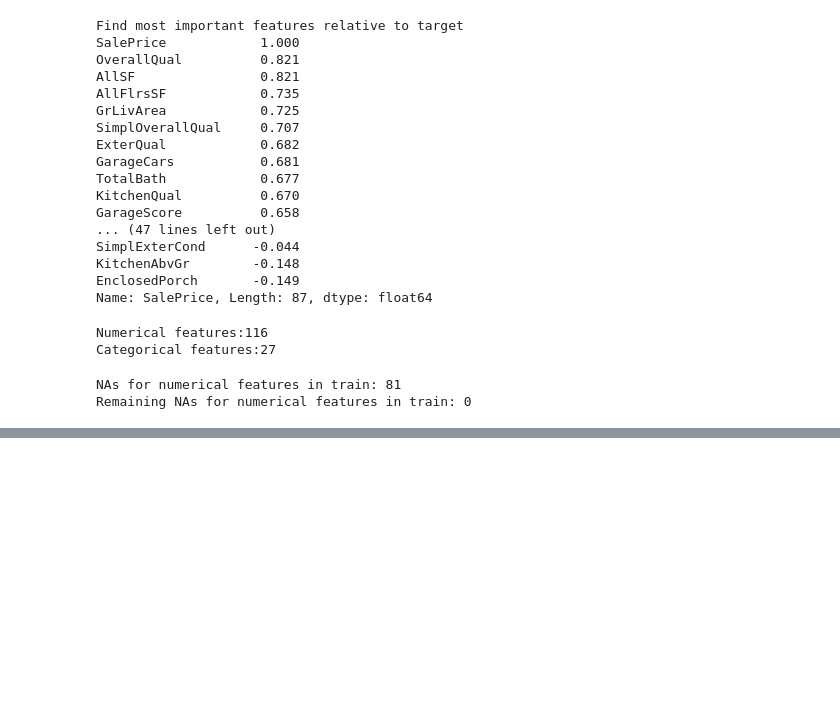
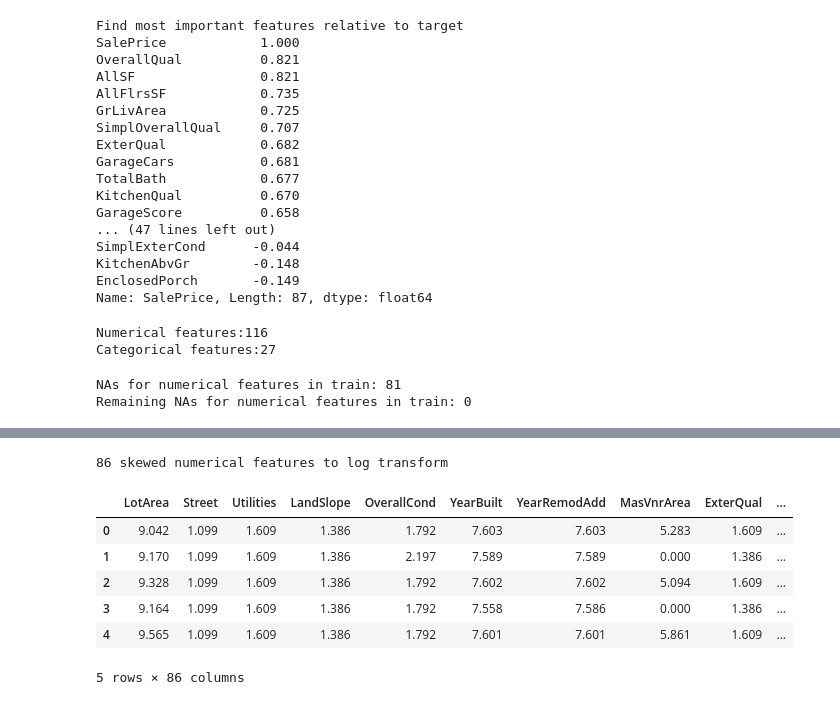
Before and after one commit to chenminjing1984/Kaggle, a Jupyter notebook: House Price Prediction/House Price Prediction - Linear Regression.ipynb, the cells around one changed output, grey strips where cells are left out. Cells and saved outputs as stored; diff of their text form; code cells hidden in the pictures; blank space fills up the shorter version.

```diff
--- a/House Price Prediction/House Price Prediction - Linear Regression.ipynb
+++ b/House Price Prediction/House Price Prediction - Linear Regression.ipynb
@@ -508,0 +379,23 @@ res = stats.probplot(df_train['SalePrice'], plot=plt)
+# %%
+# log transform of the skewed numerical features to lessen impact of outliers
+# As a general rule of thumb, a skewness with an absolute value >0.5 is
+# considered at least moderately skewed
+# log1p(x) = ln(x)
+skewness = train_num.apply(lambda x: skew(x))
+skewness = skewness[abs(skewness)>0.5]
+print(str(skewness.shape[0]) + ' skewed numerical features to log transform')
+skewed_features = skewness.index
+train_num[skewed_features] = np.log1p(train_num[skewed_features])
+# %% [output]
+86 skewed numerical features to log transform
+# %%
+# train_num after skewed
+train_num[skewed_features].head()
+# %% [output]
+|  | LotArea | Street | Utilities | LandSlope | OverallCond | YearBuilt | YearRemodAdd | MasVnrArea | ExterQual | ... |
+| 0 | 9.042 | 1.099 | 1.609 | 1.386 | 1.792 | 7.603 | 7.603 | 5.283 | 1.609 | ... |
+| 1 | 9.170 | 1.099 | 1.609 | 1.386 | 2.197 | 7.589 | 7.589 | 0.000 | 1.386 | ... |
+| 2 | 9.328 | 1.099 | 1.609 | 1.386 | 1.792 | 7.602 | 7.602 | 5.094 | 1.609 | ... |
+| 3 | 9.164 | 1.099 | 1.609 | 1.386 | 1.792 | 7.558 | 7.586 | 0.000 | 1.386 | ... |
+| 4 | 9.565 | 1.099 | 1.609 | 1.386 | 1.792 | 7.601 | 7.601 | 5.861 | 1.609 | ... |
+5 rows × 86 columns
```
Also changed, not shown: parts of 28 cells of this notebook, 1 other file.
